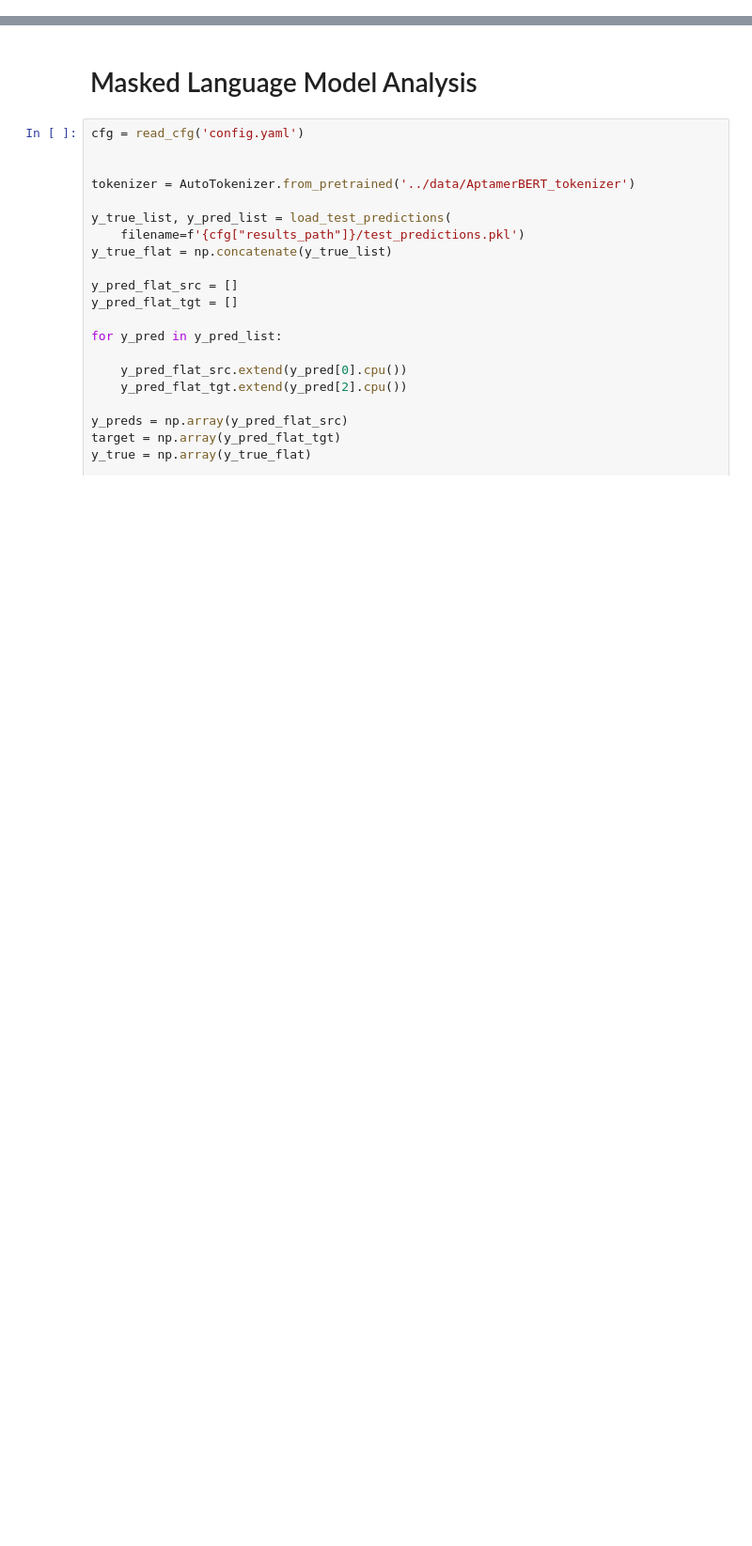
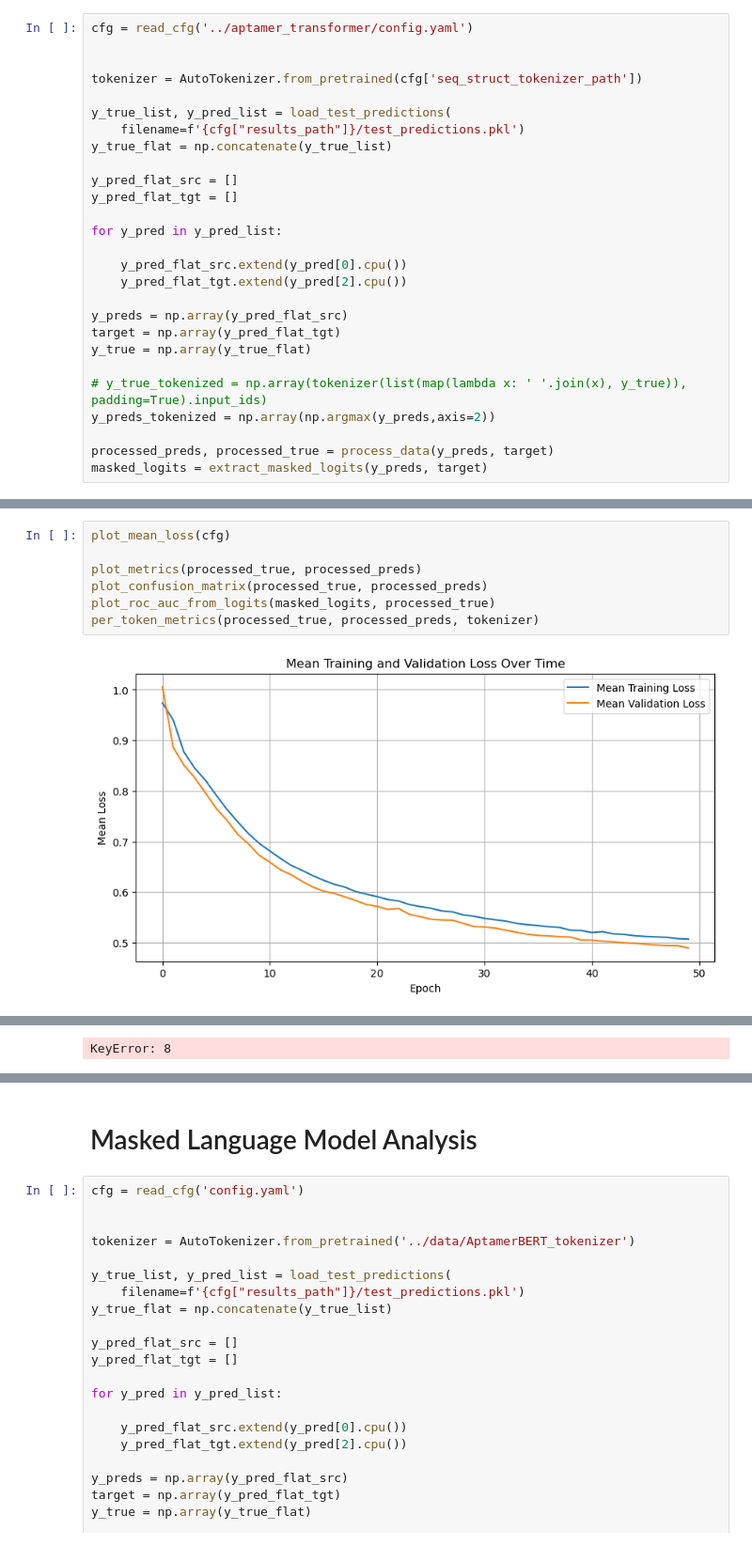
Before and after one commit to mlsample/aptamer_transformer, a Jupyter notebook: notebooks/metric_analysis.ipynb, the cells around one changed output, grey strips where cells are left out. Shown at 94% size. Drawn from its saved outputs; the diff is of its cells as text; blank space fills up the shorter version.

```diff
--- a/notebooks/metric_analysis.ipynb
+++ b/notebooks/metric_analysis.ipynb
@@ -27,0 +25,27 @@ To enable the following instructions: AVX2 AVX512F AVX512_VNNI FMA, in other ope
+# %%
+cfg = read_cfg('../aptamer_transformer/config.yaml')
+
+
+tokenizer = AutoTokenizer.from_pretrained(cfg['seq_struct_tokenizer_path'])
+
+y_true_list, y_pred_list = load_test_predictions(
+    filename=f'{cfg["results_path"]}/test_predictions.pkl')
+y_true_flat = np.concatenate(y_true_list)
+
+y_pred_flat_src = []
+y_pred_flat_tgt = []
+
+for y_pred in y_pred_list:
+
+    y_pred_flat_src.extend(y_pred[0].cpu())
+    y_pred_flat_tgt.extend(y_pred[2].cpu())
+
+y_preds = np.array(y_pred_flat_src)
+target = np.array(y_pred_flat_tgt)
+y_true = np.array(y_true_flat)
+
+# y_true_tokenized = np.array(tokenizer(list(map(lambda x: ' '.join(x), y_true)), padding=True).input_ids)
+y_preds_tokenized = np.array(np.argmax(y_preds,axis=2))
+
+processed_preds, processed_true = process_data(y_preds, target)
+masked_logits = extract_masked_logits(y_preds, target)
@@ -27,0 +60,9 @@ To enable the following instructions: AVX2 AVX512F AVX512_VNNI FMA, in other ope
+# %%
+plot_mean_loss(cfg)
+
+plot_metrics(processed_true, processed_preds)
+plot_confusion_matrix(processed_true, processed_preds)
+plot_roc_auc_from_logits(masked_logits, processed_true)
+per_token_metrics(processed_true, processed_preds, tokenizer)
+# %% [output]
+[figure, added]
@@ -27,0 +71 @@ To enable the following instructions: AVX2 AVX512F AVX512_VNNI FMA, in other ope
+KeyError: 8
```
Also changed, not shown: parts of 6 cells of this notebook, 13 other files.
